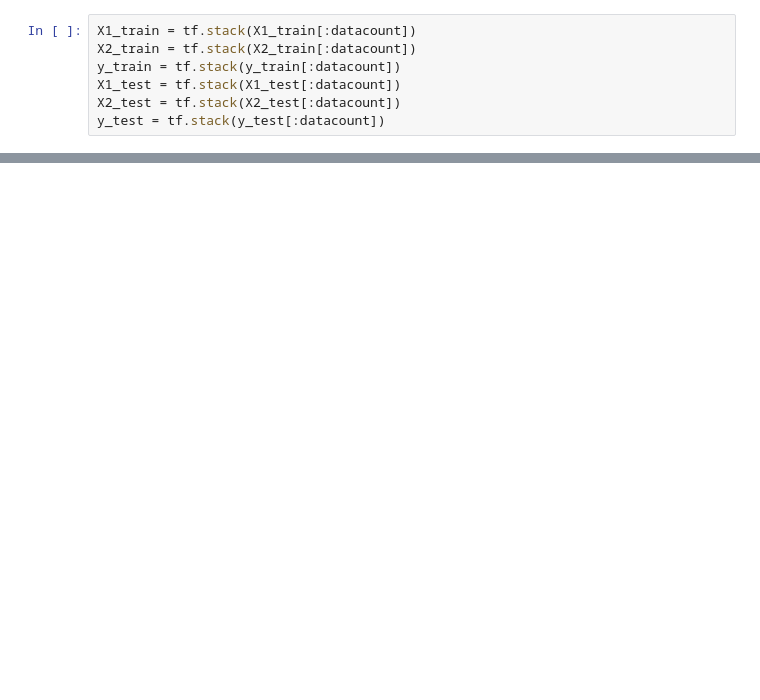
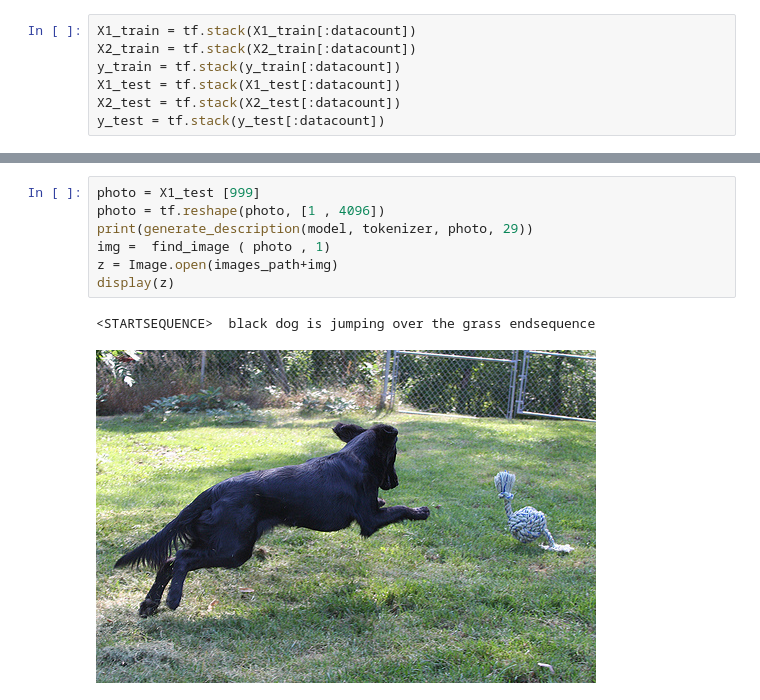
Before and after one commit to Nadiam75/DeepLearning_HW_3, a Jupyter notebook: Q3.ipynb, the cells around one changed output, grey strips where cells are left out. Drawn from its saved outputs; the diff is of its cells as text; blank space fills up the shorter version.

```diff
--- a/Q3.ipynb
+++ b/Q3.ipynb
@@ -708,0 +754,10 @@ Epoch 00005: val_loss improved from 3.91678 to 3.91060, saving model to model-ep
+# %%
+photo = X1_test [999]
+photo = tf.reshape(photo, [1 , 4096])
+print(generate_description(model, tokenizer, photo, 29))
+img =  find_image ( photo , 1)
+z = Image.open(images_path+img)
+display(z)
+# %% [output]
+<STARTSEQUENCE>  black dog is jumping over the grass endsequence
+[figure, added]
```
Also changed, not shown: parts of 46 cells of this notebook.
